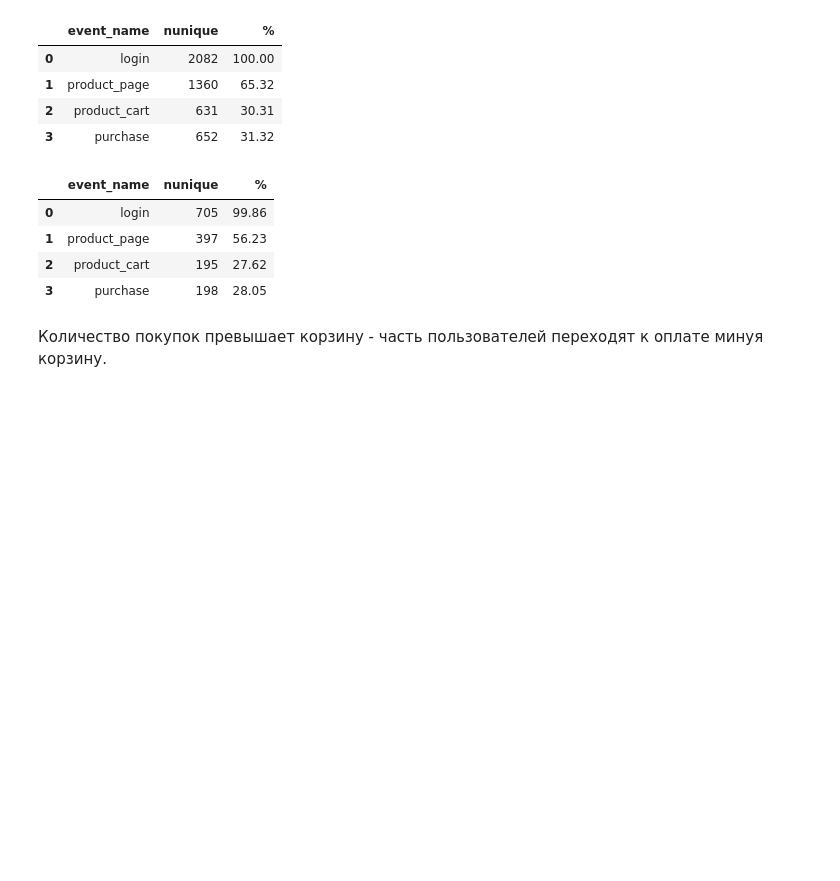
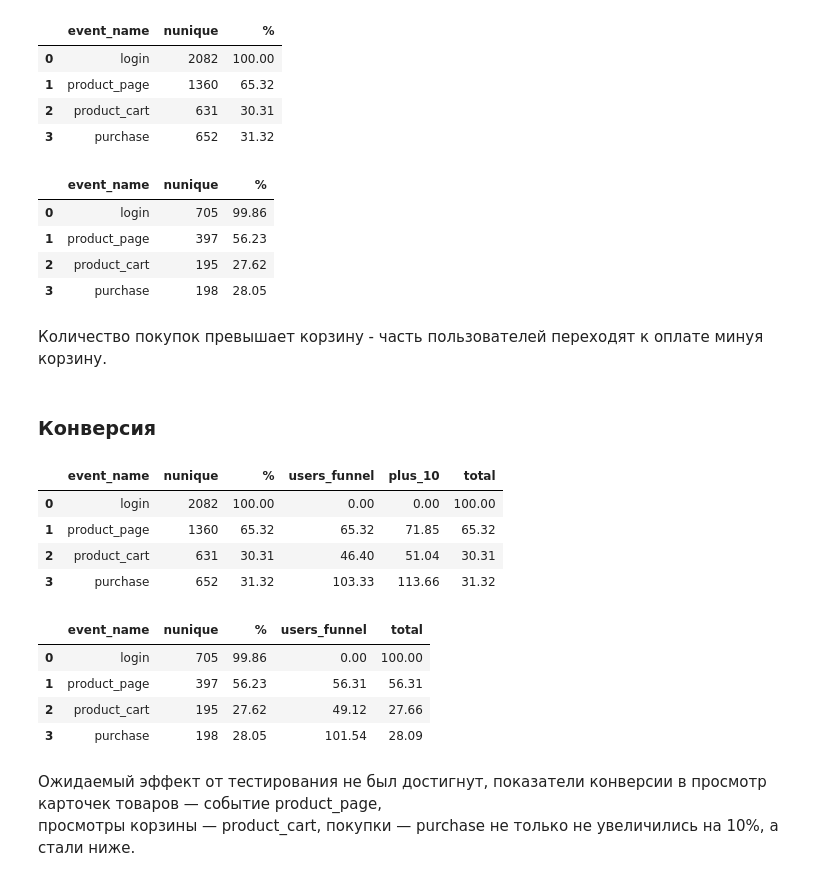
Before and after one commit to akirionenko/senior_progect, a Jupyter notebook: AB_test.ipynb, the cells around one changed output. Saved outputs shown, nothing was run; the diff lists cells and outputs as text; code cells hidden in the pictures; blank space fills up the shorter version.

```diff
--- a/AB_test.ipynb
+++ b/AB_test.ipynb
@@ -709,3 +709,38 @@ fig = go.Figure(
                  )
 fig.update_layout(title_text='Воронка событий по группе B')
 fig.show()
+# %% [markdown]
+### Конверсия
+# %%
+#рассчитаем конверсию по группе А
+user_group_A['users_funnel']  = (user_group_A['nunique'] / user_group_A['nunique'].shift())*100
+user_group_A['users_funnel']=user_group_A['users_funnel'].fillna(0)
+user_group_A['plus_10']=user_group_A['users_funnel']*0.1+user_group_A['users_funnel']
+user_group_A['total'] = (
+    user_group_A['nunique'] / user_group_A
+    .query('event_name=="login"')['nunique'].sum()*100
+)
+#рассчитаем конверсию по группе В
+user_group_B['users_funnel']  = (user_group_B['nunique'] / user_group_B['nunique'].shift())*100
+user_group_B['users_funnel']=user_group_B['users_funnel'].fillna(0)
+user_group_B['total'] = (
+    user_group_B['nunique'] / user_group_B
+    .query('event_name=="login"')['nunique'].sum()*100
+)
+# %%
+display(user_group_A)
+display(user_group_B)
+# %% [output]
+|  | event_name | nunique | % | users_funnel | plus_10 | total |
+| 0 | login | 2082 | 100.00 | 0.00 | 0.00 | 100.00 |
+| 1 | product_page | 1360 | 65.32 | 65.32 | 71.85 | 65.32 |
+| 2 | product_cart | 631 | 30.31 | 46.40 | 51.04 | 30.31 |
+| 3 | purchase | 652 | 31.32 | 103.33 | 113.66 | 31.32 |
+|  | event_name | nunique | % | users_funnel | total |
+| 0 | login | 705 | 99.86 | 0.00 | 100.00 |
+| 1 | product_page | 397 | 56.23 | 56.31 | 56.31 |
+| 2 | product_cart | 195 | 27.62 | 49.12 | 27.66 |
+| 3 | purchase | 198 | 28.05 | 101.54 | 28.09 |
+# %% [markdown]
+Ожидаемый эффект от тестирования не был достигнут, показатели конверсии в просмотр карточек товаров — событие product_page,\
+просмотры корзины — product_cart, покупки — purchase не только не увеличились на 10%, а стали ниже.
```
Also changed, not shown: parts of 1 cell of this notebook.
